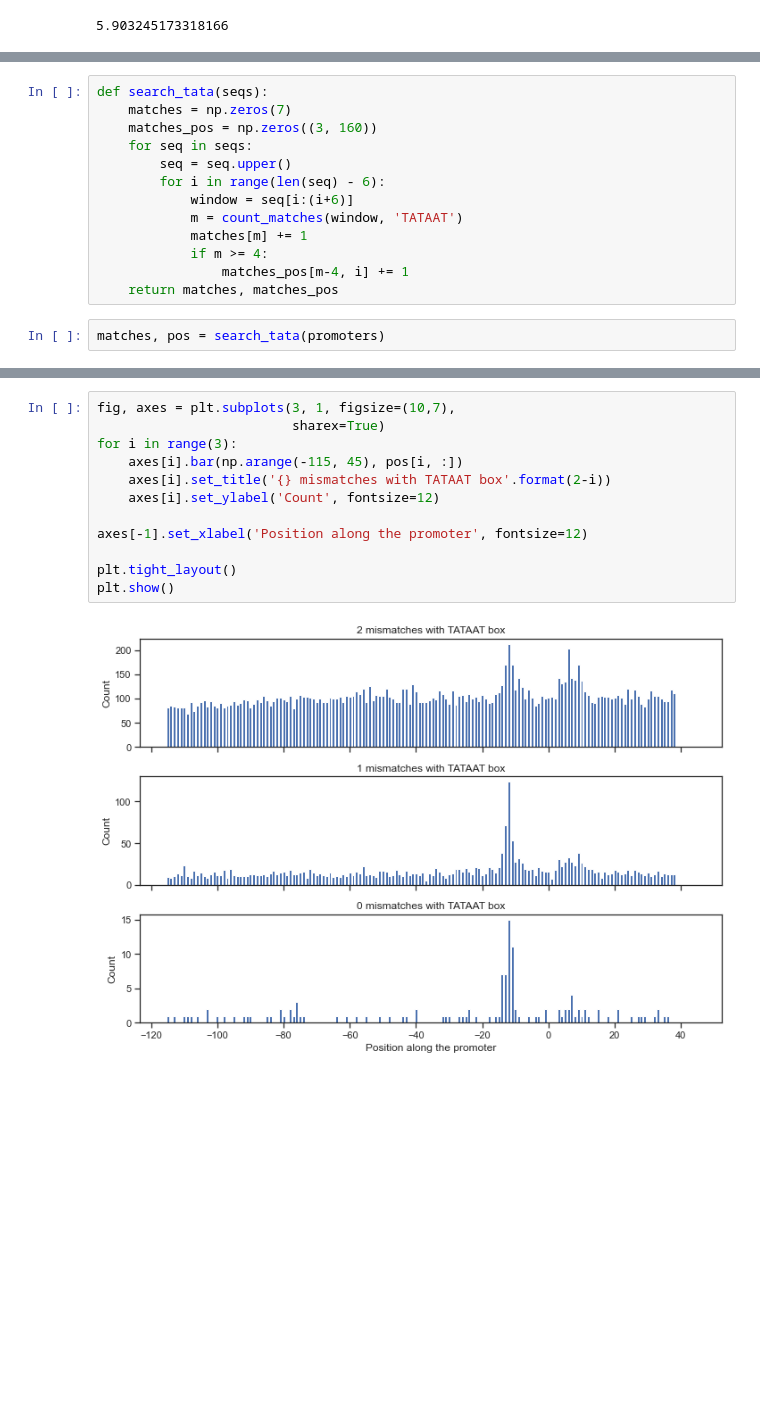
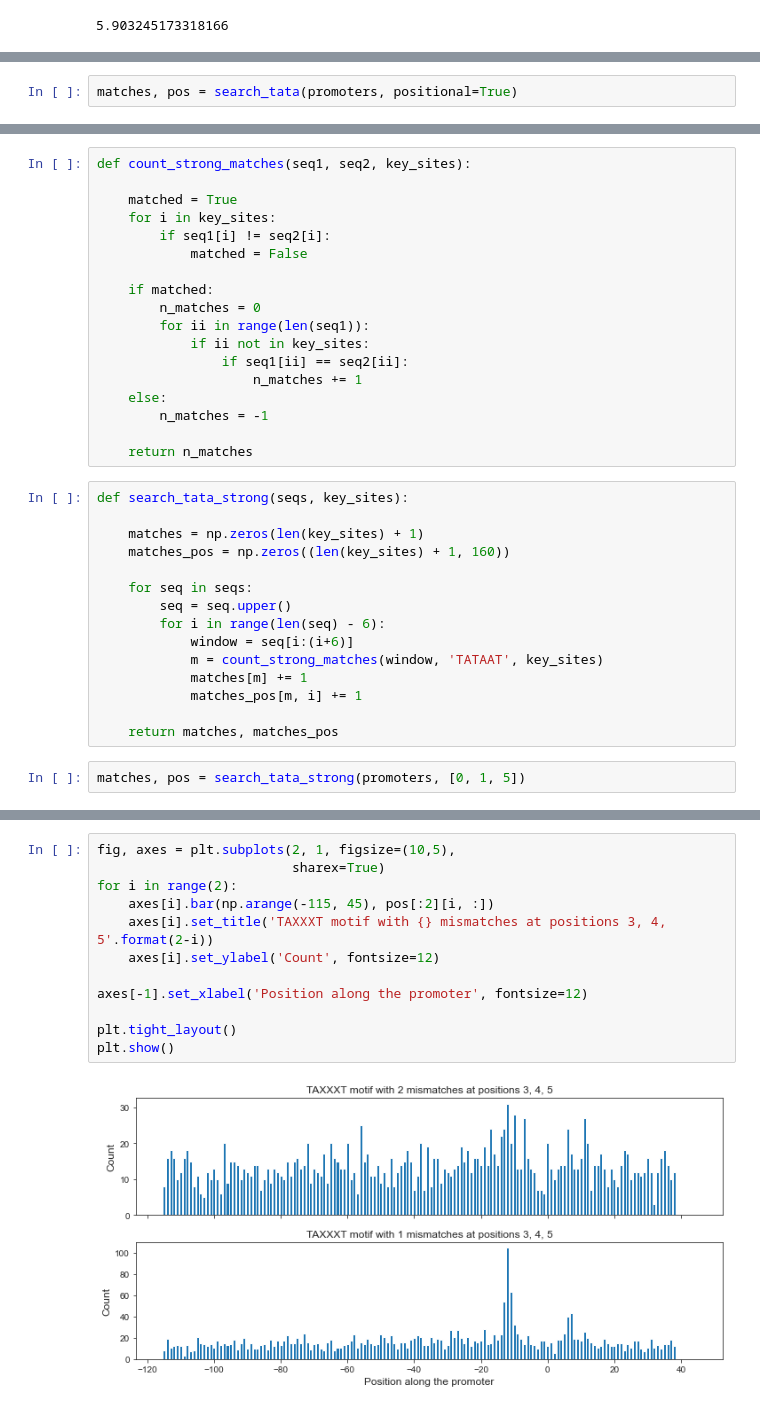
Before and after one commit to RPGroup-PBoC/theoretical_regseq, a Jupyter notebook: notebooks/noise/tata_box.ipynb, the cells around one changed output, grey strips where cells are left out. Drawn from its saved outputs; the diff is of its cells as text; blank space fills up the shorter version.

Commit message:
more on TATA box

```diff
--- a/notebooks/noise/tata_box.ipynb
+++ b/notebooks/noise/tata_box.ipynb
@@ -81,0 +118,2 @@ np.sum(matches_promoters[4:]) / np.sum(matches_promoters) * 100
+# %%
+matches, pos = search_tata(promoters, positional=True)
@@ -82,15 +146,35 @@ np.sum(matches_promoters[4:]) / np.sum(matches_promoters) * 100
+# %%
+def count_strong_matches(seq1, seq2, key_sites):
+
+    matched = True
+    for i in key_sites:
+        if seq1[i] != seq2[i]:
+            matched = False
+
+    if matched:
+        n_matches = 0
+        for ii in range(len(seq1)):
+            if ii not in key_sites:
+                if seq1[ii] == seq2[ii]:
+                    n_matches += 1
+    else:
+        n_matches = -1
+
+    return n_matches
 # %%
-def search_tata(seqs):
-    matches = np.zeros(7)
-    matches_pos = np.zeros((3, 160))
+def search_tata_strong(seqs, key_sites):
+
+    matches = np.zeros(len(key_sites) + 1)
+    matches_pos = np.zeros((len(key_sites) + 1, 160))
+
     for seq in seqs:
         seq = seq.upper()
         for i in range(len(seq) - 6):
             window = seq[i:(i+6)]
-            m = count_matches(window, 'TATAAT')
+            m = count_strong_matches(window, 'TATAAT', key_sites)
             matches[m] += 1
-            if m >= 4:
-                matches_pos[m-4, i] += 1
+            matches_pos[m, i] += 1
+
     return matches, matches_pos
 # %%
-matches, pos = search_tata(promoters)
+matches, pos = search_tata_strong(promoters, [0, 1, 5])
@@ -101,14 +181,14 @@ len(promoters)
 # %%
-fig, axes = plt.subplots(3, 1, figsize=(10,7),
+fig, axes = plt.subplots(2, 1, figsize=(10,5),
                          sharex=True)
-for i in range(3):
-    axes[i].bar(np.arange(-115, 45), pos[i, :])
-    axes[i].set_title('{} mismatches with TATAAT box'.format(2-i))
+for i in range(2):
+    axes[i].bar(np.arange(-115, 45), pos[:2][i, :])
+    axes[i].set_title('TAXXXT motif with {} mismatches at positions 3, 4, 5'.format(2-i))
     axes[i].set_ylabel('Count', fontsize=12)
 
 axes[-1].set_xlabel('Position along the promoter', fontsize=12)
 
 plt.tight_layout()
 plt.show()
 # %% [output]
-[figure, old version]
+[figure, new version]
```
Also changed, not shown: parts of 20 cells of this notebook, 6 other files.
